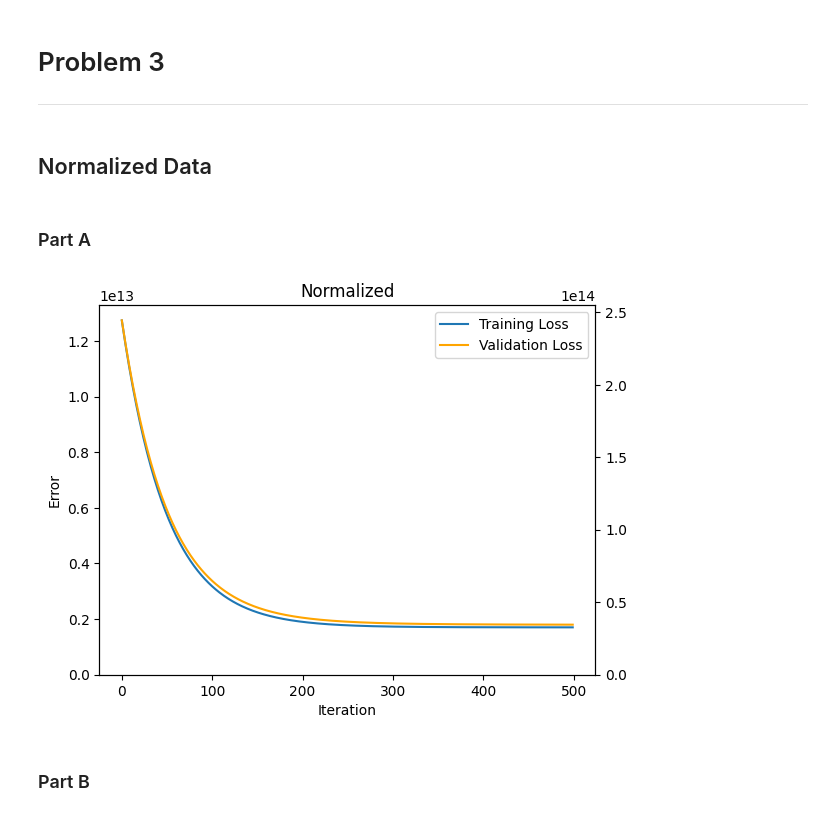
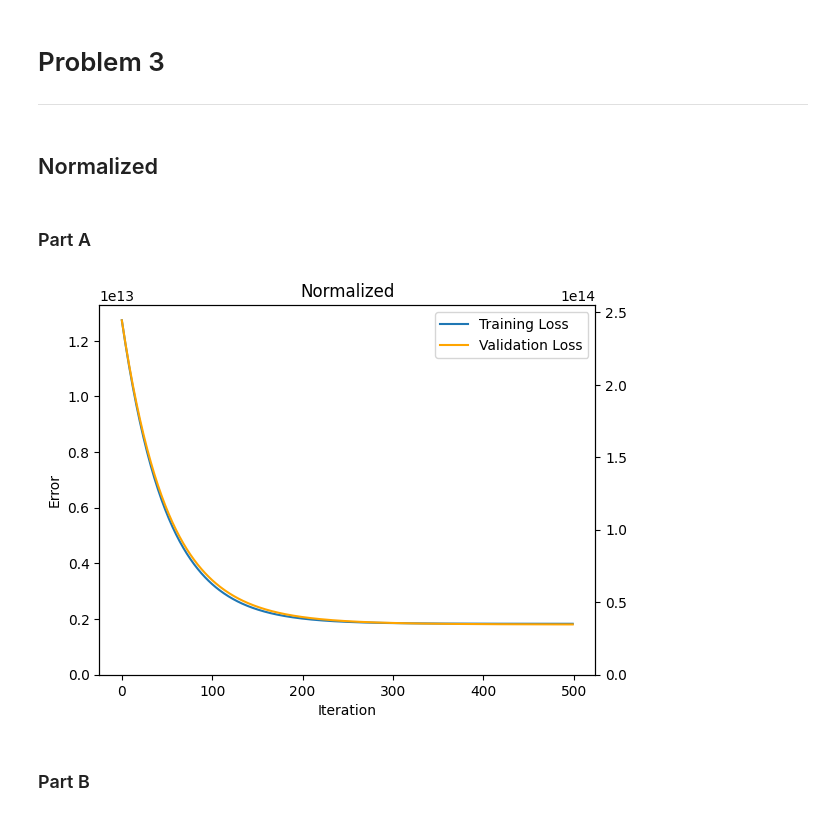
Before and after one commit to samofuture/Intro-to-ML, a Jupyter notebook: HW2/HW2.ipynb, the cells around one changed output. Drawn from its saved outputs; the diff is of its cells as text; code cells hidden in the pictures.

```diff
--- a/HW2/HW2.ipynb
+++ b/HW2/HW2.ipynb
@@ -278,7 +294,7 @@ plot(j, validation_loss, 'Standardized')
 # Problem 3
 ---
 # %% [markdown]
-## Normalized Data
+## Normalized
 # %%
 df = prep_data('N')
 
@@ -295,23 +311,24 @@ test_m = len(test_y)
 # %%
 factors_list : list[str] = ['area', 'bedrooms', 'bathrooms', 'stories', 'parking']
 iterations = 500
 alpha = 0.01
+penalty = 5
 
 x = np.ones((m, 1))
 test_x = np.ones((test_m, 1))
 
 for factor in factors_list:
     temp = np.array(train_df[factor])
     temp = temp.reshape(m, 1)
     x = np.hstack((x, temp))
     temp = np.array(test_df[factor])
     temp = temp.reshape(test_m, 1)
     test_x = np.hstack((test_x, temp))
 
-j, validation_loss = linear_regression(factors_list, iterations, x, y, alpha, m, test_x, test_y)
+j, validation_loss = linear_regression(factors_list, iterations, x, y, alpha, m, test_x, test_y, penalty)
 plot(j, validation_loss, 'Normalized')
 # %% [output]
-[figure, old version]
+[figure, new version]
 # %% [markdown]
 ### Part B
 # %%
```
Also changed, not shown: parts of 11 cells of this notebook, 1 other file.
